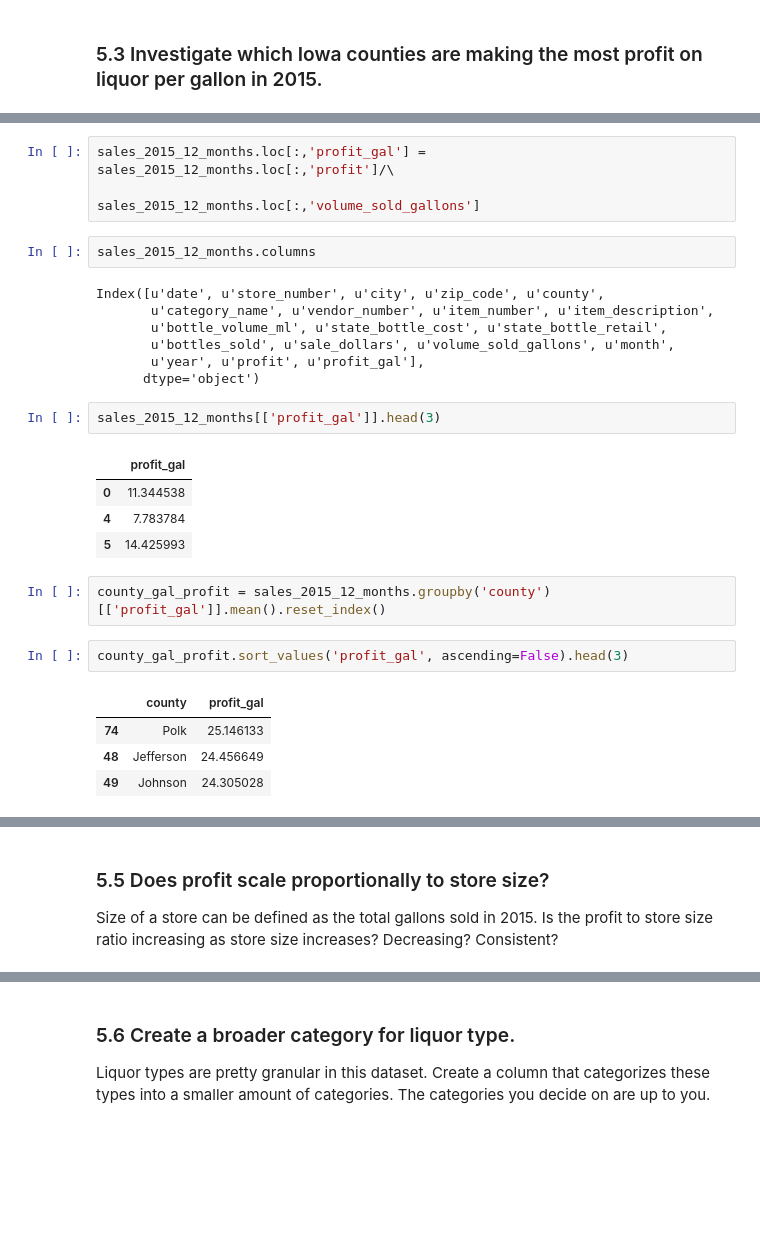
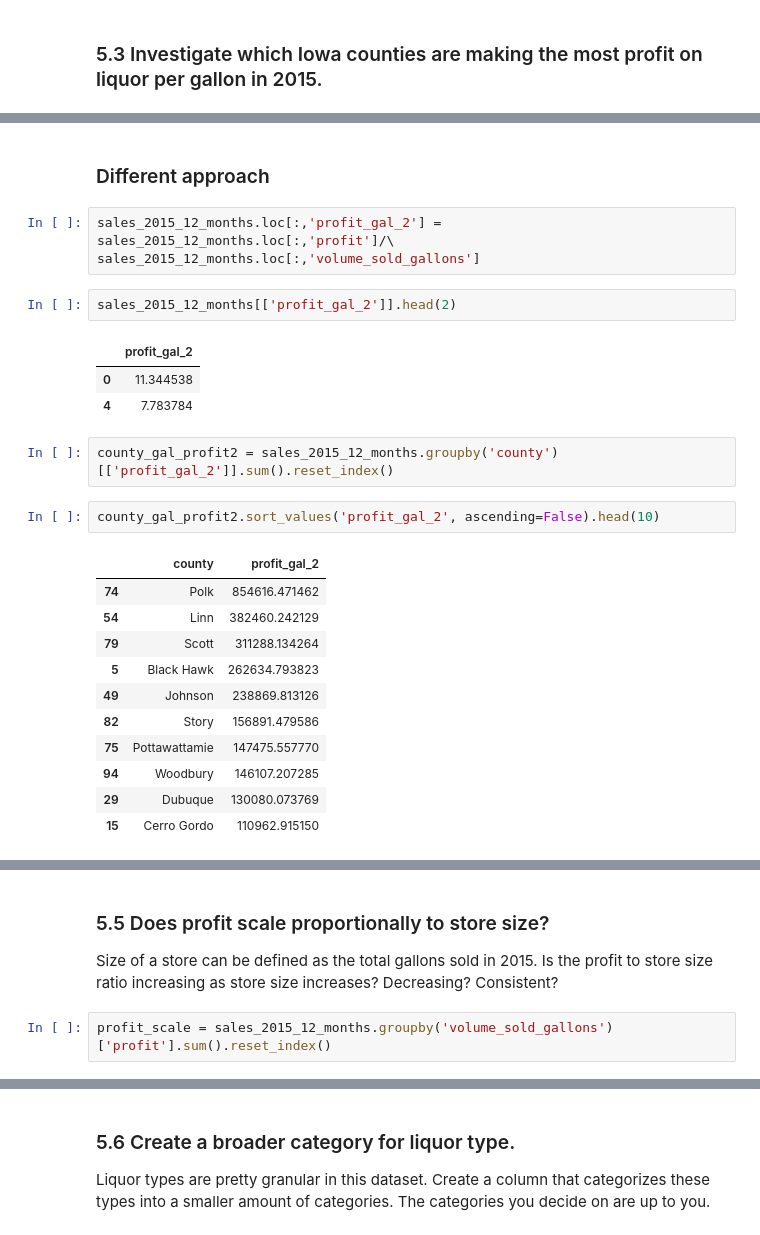
Before and after one commit to vnessified/DSI-SF-2-vnessified, a Jupyter notebook: projects/project-03/starter-code/project-3-starter.ipynb, the cells around one changed output, grey strips where cells are left out. Drawn from its saved outputs; the diff is of its cells as text; blank space fills up the shorter version.

```diff
--- a/projects/project-03/starter-code/project-3-starter.ipynb
+++ b/projects/project-03/starter-code/project-3-starter.ipynb
@@ -558,31 +562,30 @@ Index([u'date', u'store_number', u'city', u'zip_code', u'county',
+# %% [markdown]
+### Different approach
 # %%
-sales_2015_12_months.loc[:,'profit_gal'] = sales_2015_12_months.loc[:,'profit']/\
-                                        sales_2015_12_months.loc[:,'volume_sold_gallons']
+sales_2015_12_months.loc[:,'profit_gal_2'] = sales_2015_12_months.loc[:,'profit']/\
+sales_2015_12_months.loc[:,'volume_sold_gallons']
-# %%
-sales_2015_12_months.columns
-# %% [output]
-Index([u'date', u'store_number', u'city', u'zip_code', u'county',
-       u'category_name', u'vendor_number', u'item_number', u'item_description',
-       u'bottle_volume_ml', u'state_bottle_cost', u'state_bottle_retail',
-       u'bottles_sold', u'sale_dollars', u'volume_sold_gallons', u'month',
-       u'year', u'profit', u'profit_gal'],
-      dtype='object')
 # %%
-sales_2015_12_months[['profit_gal']].head(3)
+sales_2015_12_months[['profit_gal_2']].head(2)
 # %% [output]
-|  | profit_gal |
+|  | profit_gal_2 |
 | 0 | 11.344538 |
 | 4 | 7.783784 |
-| 5 | 14.425993 |
 # %%
-county_gal_profit = sales_2015_12_months.groupby('county')[['profit_gal']].mean().reset_index()
+county_gal_profit2 = sales_2015_12_months.groupby('county')[['profit_gal_2']].sum().reset_index()
 # %%
-county_gal_profit.sort_values('profit_gal', ascending=False).head(3)
+county_gal_profit2.sort_values('profit_gal_2', ascending=False).head(10)
 # %% [output]
-|  | county | profit_gal |
-| 74 | Polk | 25.146133 |
-| 48 | Jefferson | 24.456649 |
-| 49 | Johnson | 24.305028 |
+|  | county | profit_gal_2 |
+| 74 | Polk | 854616.471462 |
+| 54 | Linn | 382460.242129 |
+| 79 | Scott | 311288.134264 |
+| 5 | Black Hawk | 262634.793823 |
+| 49 | Johnson | 238869.813126 |
+| 82 | Story | 156891.479586 |
+| 75 | Pottawattamie | 147475.557770 |
+| 94 | Woodbury | 146107.207285 |
+| 29 | Dubuque | 130080.073769 |
+| 15 | Cerro Gordo | 110962.915150 |
 # %% [markdown]
 <img src="http://imgur.com/xDpSobf.png" style="float: left; margin: 25px 15px 0px 0px; height: 25px">
 
@@ -595,3 +598,5 @@ Another interesting map plot might show the difference in profit between time pe
 ### 5.5  Does profit scale proportionally to store size?
 
 Size of a store can be defined as the total gallons sold in 2015. Is the profit to store size ratio increasing as store size increases? Decreasing? Consistent?
+# %%
+profit_scale = sales_2015_12_months.groupby('volume_sold_gallons')['profit'].sum().reset_index()
```
Also changed, not shown: parts of 32 cells of this notebook.
